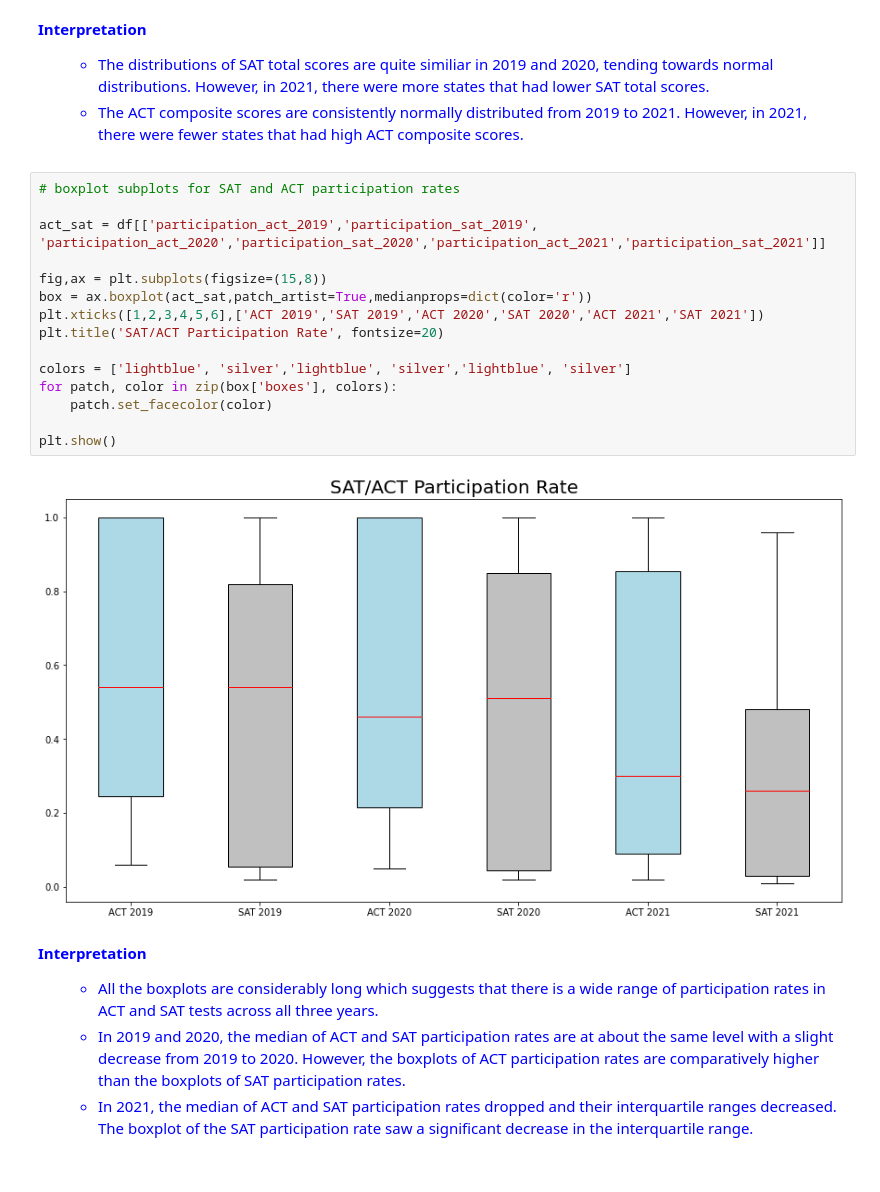
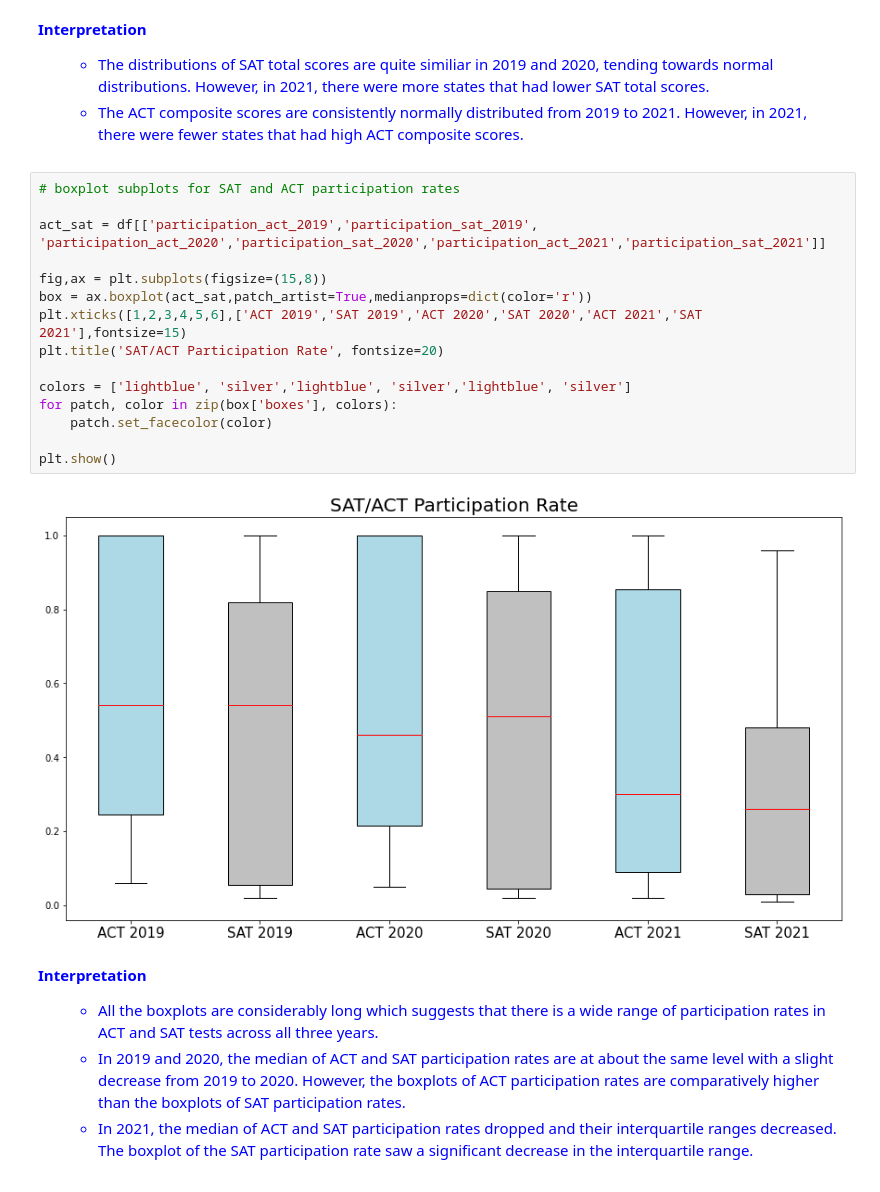
Before and after one commit to mirawrr/GA-projects, a Jupyter notebook: project_1_final/Project1_Amira.ipynb, the cells around one changed output. Cells and saved outputs as stored; diff of their text form.

```diff
--- a/project_1_final/Project1_Amira.ipynb
+++ b/project_1_final/Project1_Amira.ipynb
@@ -1619,20 +1662,20 @@ subplot_histplot(data,
 # %%
 # boxplot subplots for SAT and ACT participation rates
 
 act_sat = df[['participation_act_2019','participation_sat_2019', 'participation_act_2020','participation_sat_2020','participation_act_2021','participation_sat_2021']]
 
 fig,ax = plt.subplots(figsize=(15,8))
 box = ax.boxplot(act_sat,patch_artist=True,medianprops=dict(color='r'))
-plt.xticks([1,2,3,4,5,6],['ACT 2019','SAT 2019','ACT 2020','SAT 2020','ACT 2021','SAT 2021'])
+plt.xticks([1,2,3,4,5,6],['ACT 2019','SAT 2019','ACT 2020','SAT 2020','ACT 2021','SAT 2021'],fontsize=15)
 plt.title('SAT/ACT Participation Rate', fontsize=20)
 
 colors = ['lightblue', 'silver','lightblue', 'silver','lightblue', 'silver']
 for patch, color in zip(box['boxes'], colors):
     patch.set_facecolor(color)
 
 plt.show()
 # %% [output]
-[figure, old version]
+[figure, new version]
 # %% [markdown]
 <span style='color:blue'> **Interpretation**</span>
 <ul style='color:blue'>
```
Also changed, not shown: parts of 14 cells of this notebook, 1 other file.
